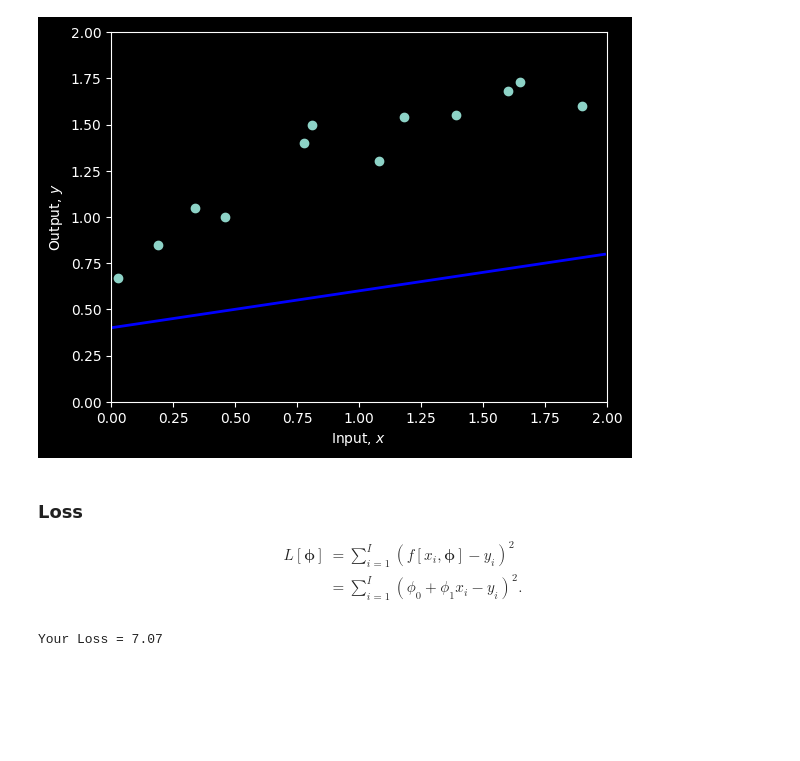
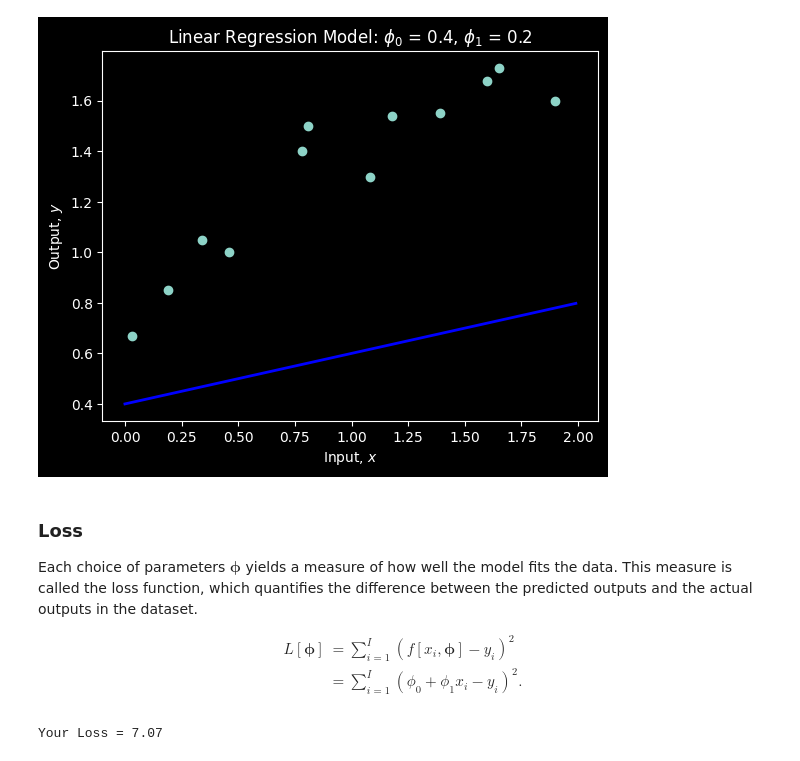
Before and after one commit to fahadsultan/csc372, a Jupyter notebook: linearregression.ipynb, the cells around one changed output. Cells and saved outputs as stored; diff of their text form; code cells hidden in the pictures; blank space fills up the shorter version.

Commit message:
Linear Regression: Lec 2

```diff
--- a/linearregression.ipynb
+++ b/linearregression.ipynb
@@ -58,40 +55,32 @@ def f(x, phi0, phi1):
+# %%
+# Plotting library
+import matplotlib.pyplot as plt
+
+# Set style to dark mode
+plt.style.use('dark_background')
+
+# Function to help plot the data
+def plot(X, Y, phi0, phi1):
+    fig,ax = plt.subplots()
+    ax.scatter(X,Y)
+    # Draw line
+    x_line = np.arange(0,2,0.01)
+    y_line = f(x_line, phi0, phi1)
+    plt.plot(x_line, y_line,'b-',lw=2)
+    ax.set_xlabel('Input, $x$')
+    ax.set_ylabel('Output, $y$')
+    ax.set_title('Linear Regression Model: $\phi_0$ = {}, $\phi_1$ = {}'.format(phi0, phi1))
 # %%
-# Math library
-import numpy as np
-# Plotting library
-import matplotlib.pyplot as plt
-
-# Set style to dark mode
-plt.style.use('dark_background')
-
-
-# Create some input / output data
-x = np.array([0.03, 0.19, 0.34, 0.46, 0.78, 0.81, 1.08, 1.18, 1.39, 1.60, 1.65, 1.90])
-y = np.array([0.67, 0.85, 1.05, 1.0, 1.40, 1.5, 1.3, 1.54, 1.55, 1.68, 1.73, 1.6 ])
-
-# Function to help plot the data
-def plot(x, y, phi0, phi1):
-    fig,ax = plt.subplots()
-    ax.scatter(x,y)
-    plt.xlim([0,2.0])
-    plt.ylim([0,2.0])
-    ax.set_xlabel('Input, $x$')
-    ax.set_ylabel('Output, $y$')
-    # Draw line
-    x_line = np.arange(0,2,0.01)
-    y_line = f(x_line, phi0, phi1)
-    plt.plot(x_line, y_line,'b-',lw=2)
-
-    plt.show()
-
-# Set the intercept and slope as in figure 2.2b
+# Set the intercept and slope
 phi0 = 0.4 ; phi1 = 0.2
 # Plot the data and the model
-plot(x,y,phi0,phi1)
+plot(X,Y,phi0,phi1)
 # %% [output]
-[figure, old version]
+[figure, new version]
 # %% [markdown]
 ### Loss
+
+Each choice of parameters $\boldsymbol{\phi}$ yields a measure of how well the model fits the data. This measure is called the loss function, which quantifies the difference between the predicted outputs and the actual outputs in the dataset.
 
 
 $$
```
Also changed, not shown: parts of 24 cells of this notebook, 14 other files.
